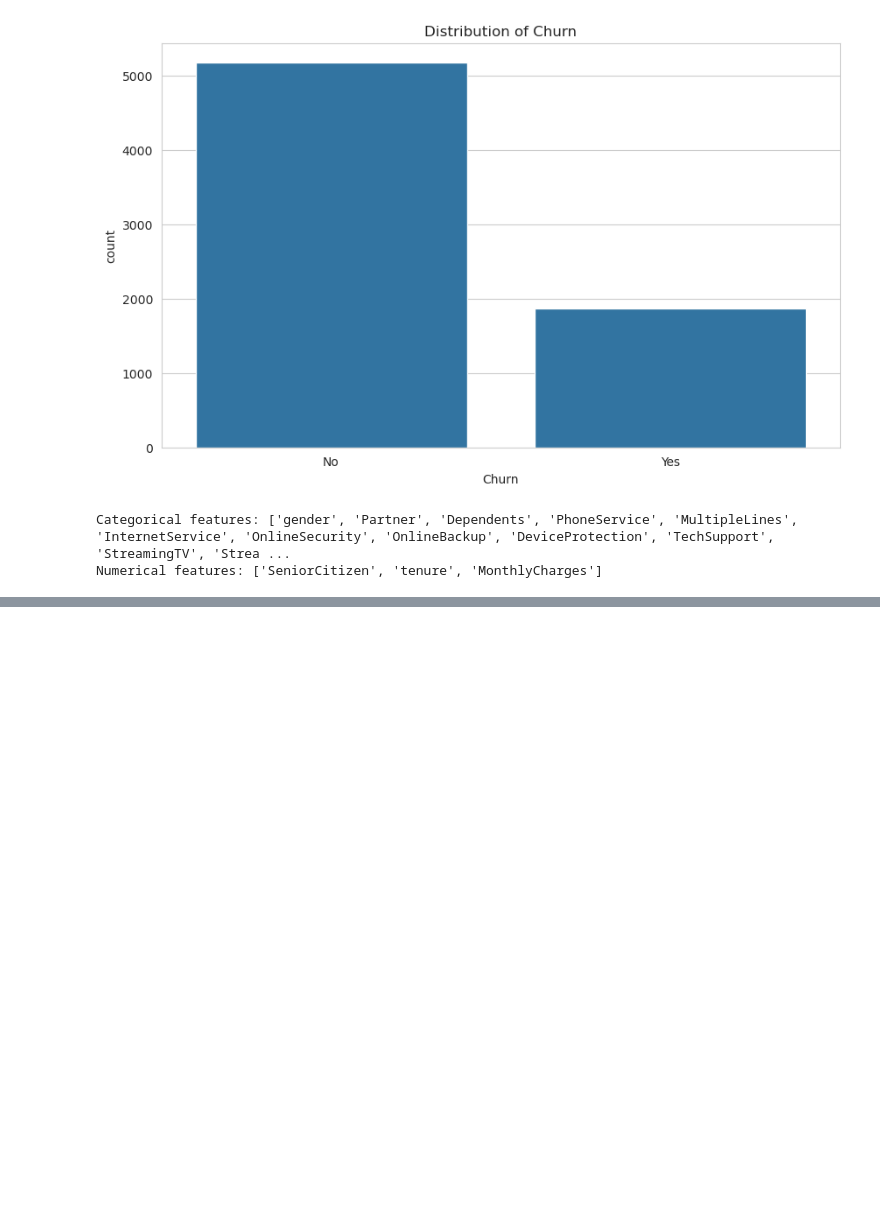
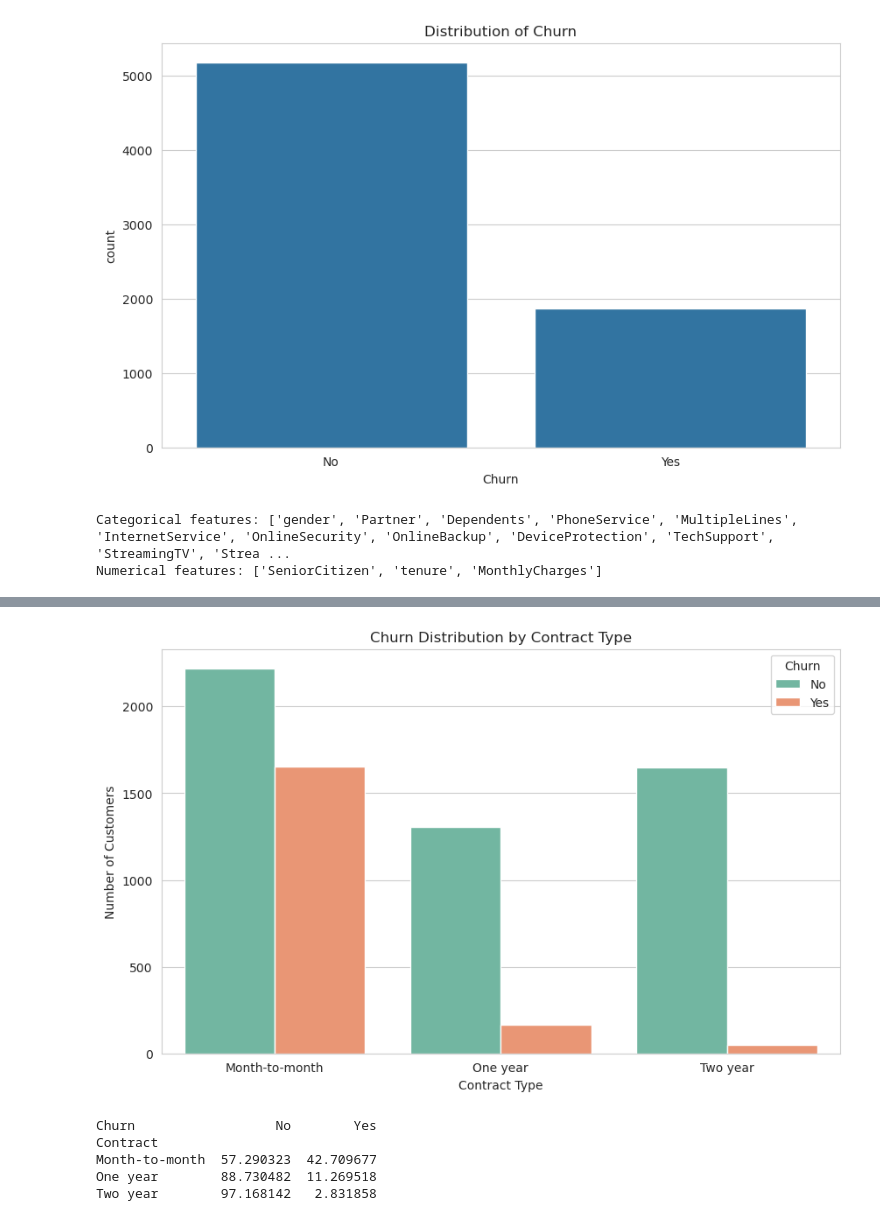
Before and after one commit to g30613740/customer_churn_prediction, a Jupyter notebook: main.ipynb, the cells around one changed output, grey strips where cells are left out. Saved outputs shown, nothing was run; the diff lists cells and outputs as text; code cells hidden in the pictures; blank space fills up the shorter version.

```diff
--- a/main.ipynb
+++ b/main.ipynb
@@ -151,0 +183,20 @@ Untitled.ipynb  WA_Fn-UseC_-Telco-Customer-Churn.csv
+# %%
+# Create a countplot with hue = Churn
+plt.figure(figsize=(10, 6))
+sns.countplot(data=df, x='Contract', hue='Churn', palette='Set2')
+plt.title('Churn Distribution by Contract Type')
+plt.xlabel('Contract Type')
+plt.ylabel('Number of Customers')
+plt.legend(title='Churn', labels=['No', 'Yes'])
+plt.show()
+
+# Calculate the churn percentage per contract type
+contract_churn = df.groupby('Contract')['Churn'].value_counts(normalize=True).unstack() * 100
+print(contract_churn)
+# %% [output]
+[figure, added]
+Churn                  No        Yes
+Contract
+Month-to-month  57.290323  42.709677
+One year        88.730482  11.269518
+Two year        97.168142   2.831858
```
Also changed, not shown: parts of 20 cells of this notebook.
